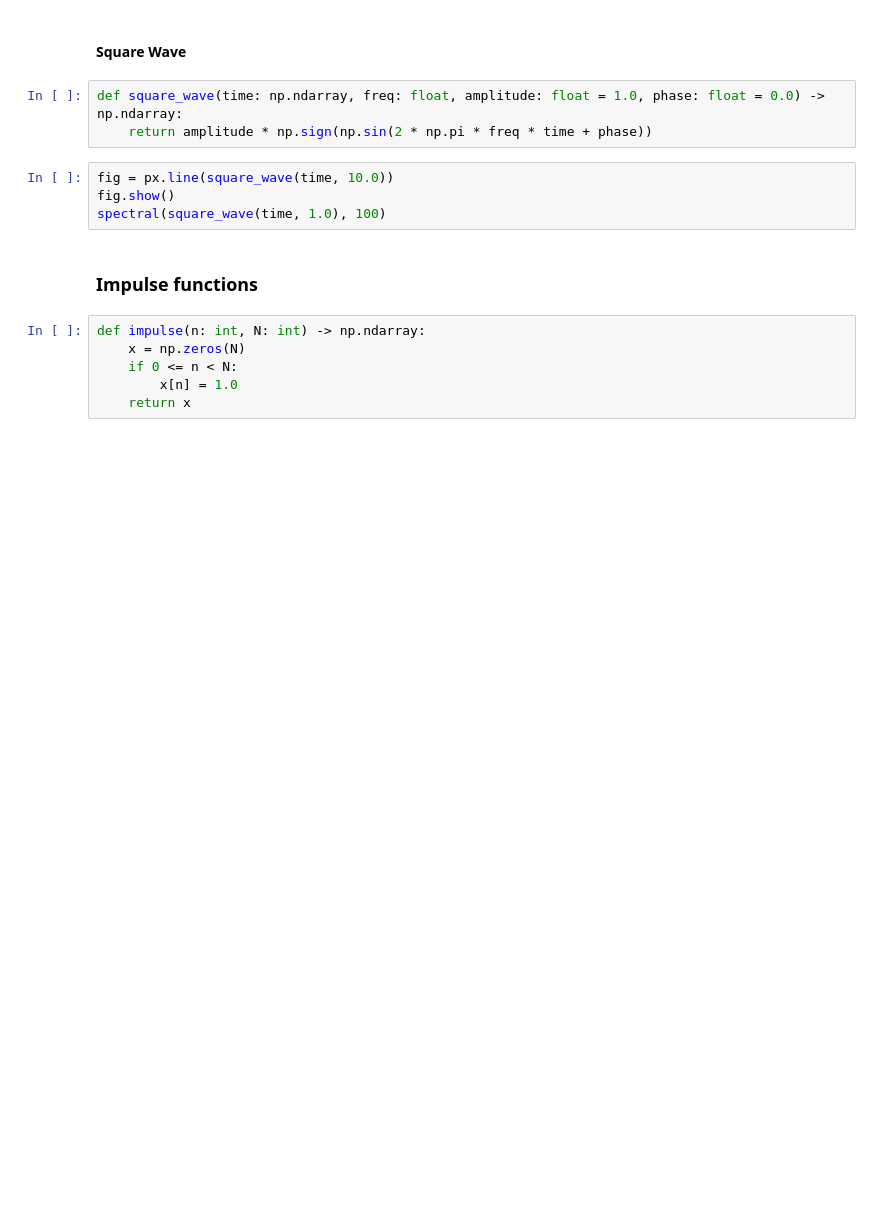
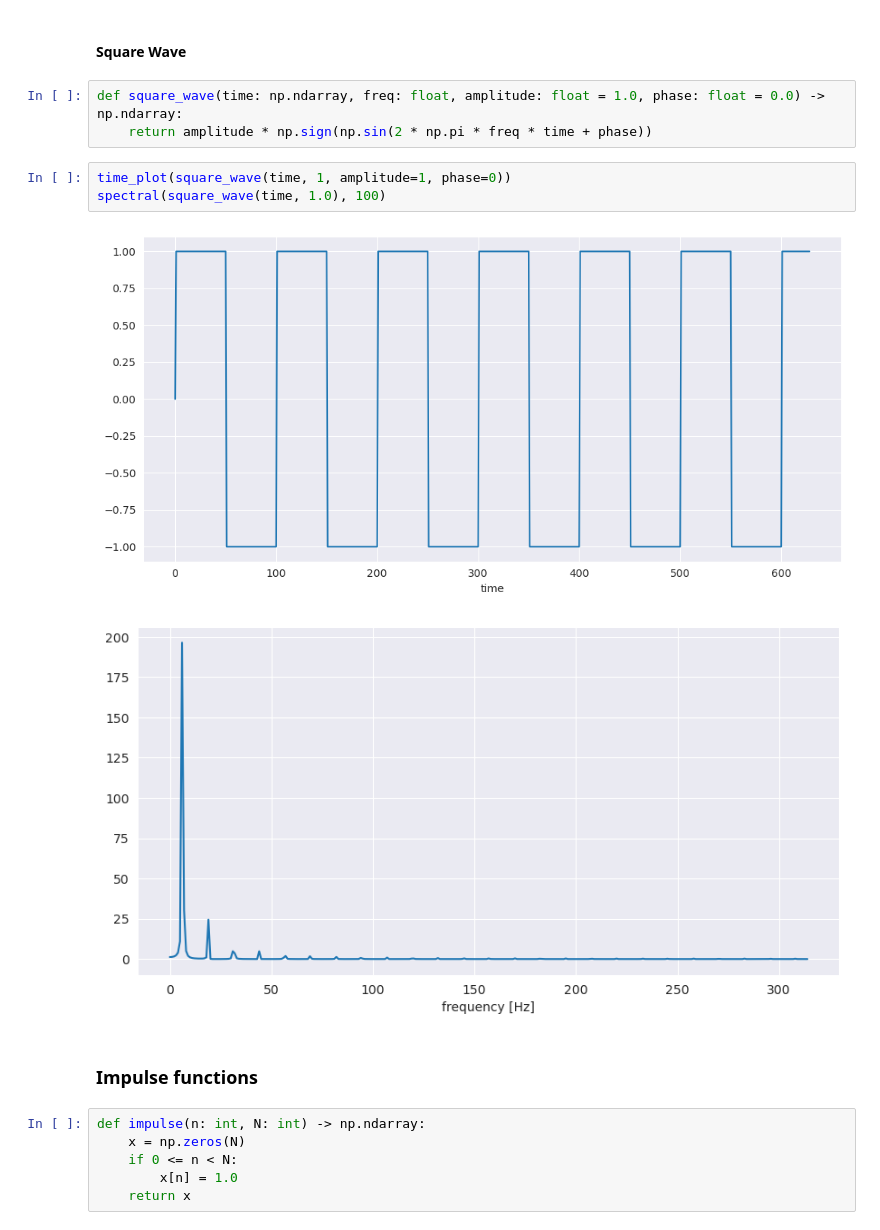
Before and after one commit to Rishabh-HSLU/HSLU_Time_Series_Analysis, a Jupyter notebook: submission/week8.ipynb, the cells around one changed output. Cells and saved outputs as stored; diff of their text form; blank space fills up the shorter version.

```diff
--- a/submission/week8.ipynb
+++ b/submission/week8.ipynb
@@ -55,9 +64,11 @@ spectral(signal, 100)
 def square_wave(time: np.ndarray, freq: float, amplitude: float = 1.0, phase: float = 0.0) -> np.ndarray:
     return amplitude * np.sign(np.sin(2 * np.pi * freq * time + phase))
 # %%
-fig = px.line(square_wave(time, 10.0))
-fig.show()
+time_plot(square_wave(time, 1, amplitude=1, phase=0))
 spectral(square_wave(time, 1.0), 100)
+# %% [output]
+[figure, added]
+[figure, added]
 # %% [markdown]
 ### Impulse functions
 # %%
```
Also changed, not shown: parts of 14 cells of this notebook, 2 other files.
